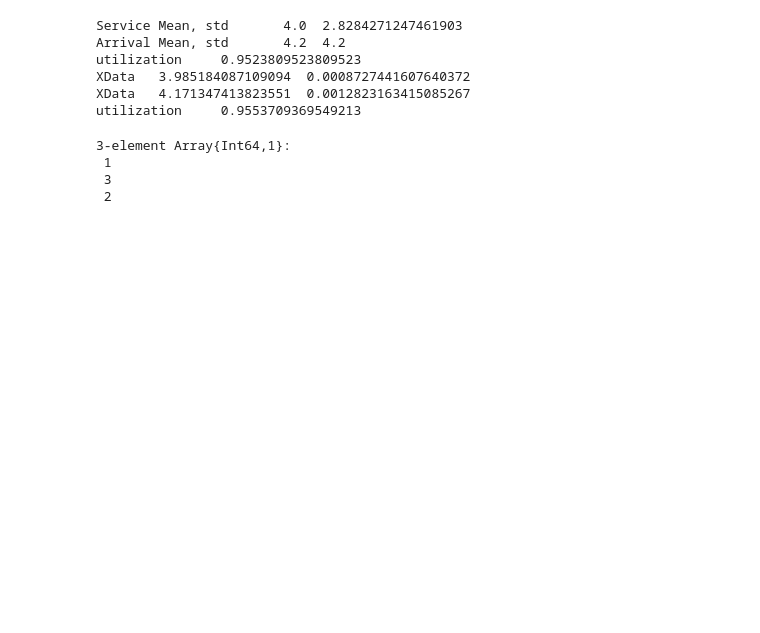
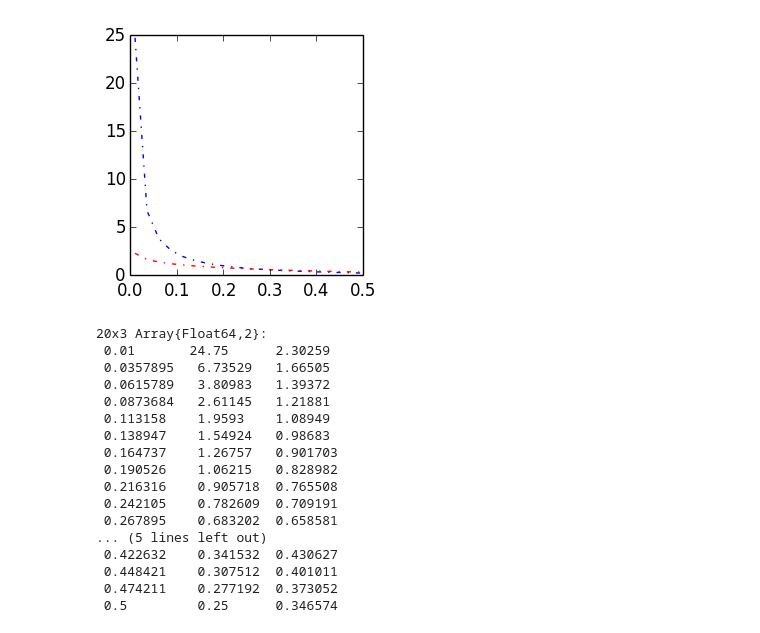
Before and after one commit to vgupta1/JuMPeRSets, a Jupyter notebook: Notebooks/Queueing experiments.ipynb, the cells around one changed output. Drawn from its saved outputs; the diff is of its cells as text; code cells hidden in the pictures; blank space fills up the shorter version.

```diff
--- a/Notebooks/Queueing experiments.ipynb
+++ b/Notebooks/Queueing experiments.ipynb
@@ -9,31 +13,32 @@ Warning: could not import Base.minimum! into NumericExtensions
-# %%
-#Parameter choosing
-x_dist = Gamma(2, 2)
-t_dist = Exponential(4.2)
-
-#Unbounded
-println("Service Mean, std\t", mean(x_dist), "  ", std(x_dist))
-println("Arrival Mean, std\t", mean(t_dist), "  ", std(t_dist))
-println("utilization\t", mean(x_dist)/ mean(t_dist))
-
-#Clipped at 5 stdevs
-x_data = min(rand(x_dist, int(1e7)), 5 * std(x_dist))
-println("XData\t", mean(x_data), "  ", std(x_data)/sqrt(1e7) )
-
-t_data = min(rand(t_dist, int(1e7)), 5 * std(t_dist))
-println("XData\t", mean(t_data), "  ", std(t_data)/sqrt(1e7) )
-println("utilization \t", mean(x_data)/ mean(t_data))
-# %% [output]
-Service Mean, std       4.0  2.8284271247461903
-Arrival Mean, std       4.2  4.2
-utilization     0.9523809523809523
-XData   3.985184087109094  0.0008727441607640372
-XData   4.171347413823551  0.0012823163415085267
-utilization     0.9553709369549213
-# %%
-max([1, 3, 2], 1)
-# %% [output]
-3-element Array{Int64,1}:
- 1
- 3
- 2
+# %%
+## Comparing varous bounds
+## No estimation, infinite data
+
+eps_grid = linspace(1e-2, .5, 20)
+cs_coeff = .25 * (1./eps_grid - 1)
+fb_coeff = log(1./eps_grid)/2
+
+fig = plt.figure(figsize=(3, 3))
+plot(eps_grid, cs_coeff, "b-.")
+plot(eps_grid, fb_coeff, "r-.")
+
+[eps_grid cs_coeff fb_coeff]
+# %% [output]
+[figure, added]
+20x3 Array{Float64,2}:
+ 0.01       24.75      2.30259
+ 0.0357895   6.73529   1.66505
+ 0.0615789   3.80983   1.39372
+ 0.0873684   2.61145   1.21881
+ 0.113158    1.9593    1.08949
+ 0.138947    1.54924   0.98683
+ 0.164737    1.26757   0.901703
+ 0.190526    1.06215   0.828982
+ 0.216316    0.905718  0.765508
+ 0.242105    0.782609  0.709191
+ 0.267895    0.683202  0.658581
+... (5 lines left out)
+ 0.422632    0.341532  0.430627
+ 0.448421    0.307512  0.401011
+ 0.474211    0.277192  0.373052
+ 0.5         0.25      0.346574
```
Also changed, not shown: parts of 20 cells of this notebook, 12 other files.
